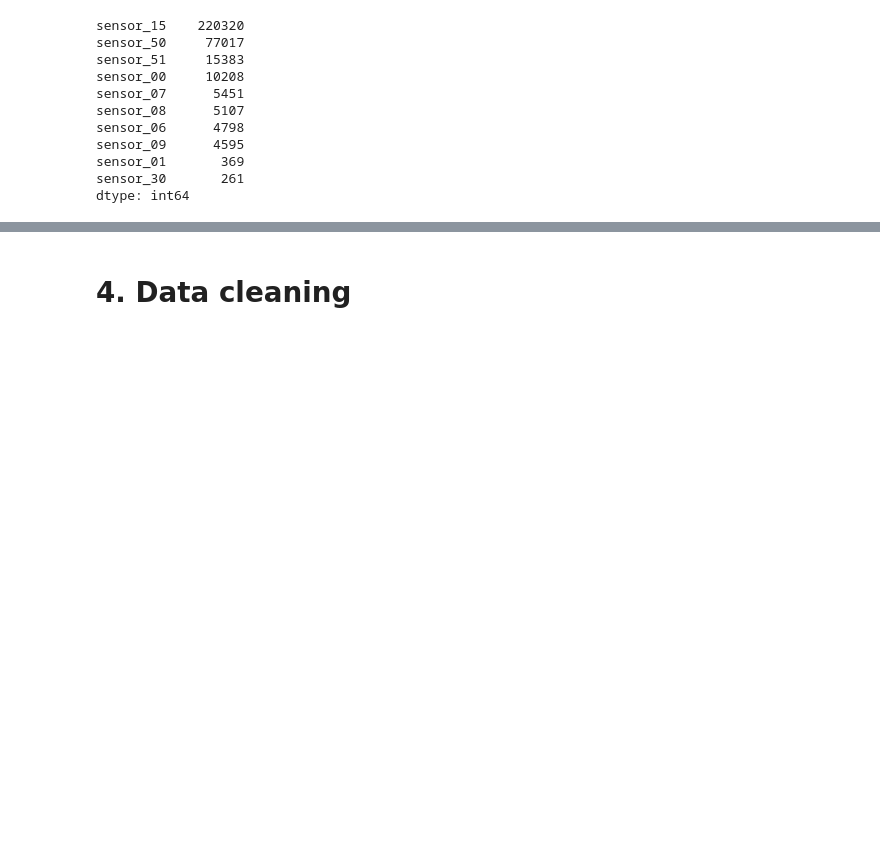
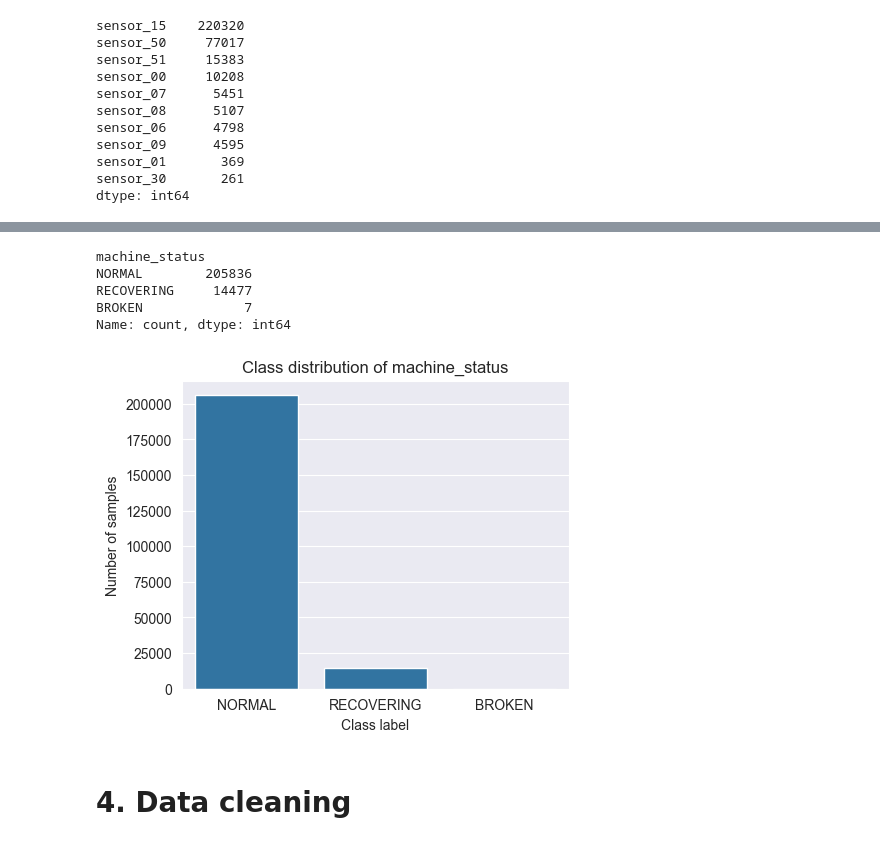
Before and after one commit to Reaper2045/ATI_2025_IndustrialPumpMaintenance, a Jupyter notebook: notebook/ATI_final_draft1.ipynb, the cells around one changed output, grey strips where cells are left out. Saved outputs shown, nothing was run; the diff lists cells and outputs as text; code cells hidden in the pictures; blank space fills up the shorter version.

```diff
--- a/notebook/ATI_final_draft1.ipynb
+++ b/notebook/ATI_final_draft1.ipynb
@@ -121,3 +127,20 @@ dtype: int64
+# %%
+label_counts = df[LABEL_COL].value_counts().sort_values(ascending=False)
+print(label_counts)
+
+plt.figure(figsize=(5, 4))
+sns.barplot(x=label_counts.index, y=label_counts.values)
+plt.title("Class distribution of machine_status")
+plt.ylabel("Number of samples")
+plt.xlabel("Class label")
+plt.show()
+# %% [output]
+machine_status
+NORMAL        205836
+RECOVERING     14477
+BROKEN             7
+Name: count, dtype: int64
+[figure, added]
 # %% [markdown]
 # 4. Data cleaning
 # %% [markdown]
```
Also changed, not shown: parts of 24 cells of this notebook.
